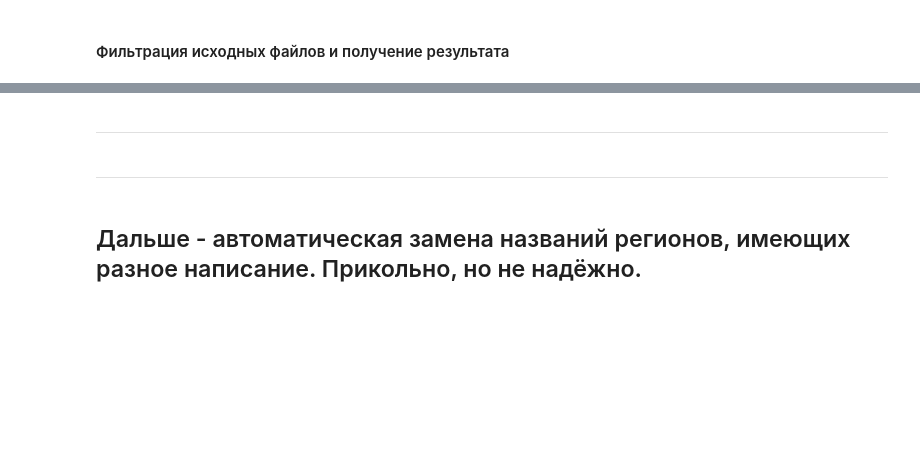
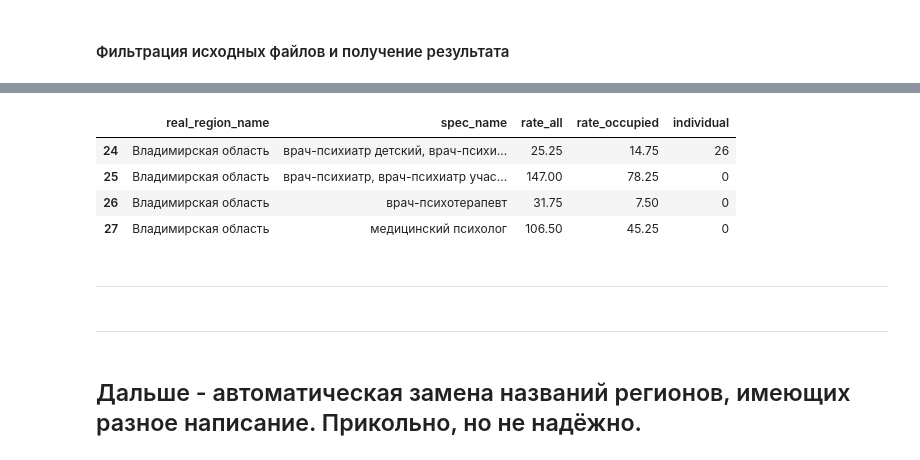
Before and after one commit to s-eremeev/eremeev, a Jupyter notebook: work/scripts/personal.ipynb, the cells around one changed output, grey strips where cells are left out. Saved outputs shown, nothing was run; the diff lists cells and outputs as text; code cells hidden in the pictures; blank space fills up the shorter version.

```diff
--- a/work/scripts/personal.ipynb
+++ b/work/scripts/personal.ipynb
@@ -555,3 +537,11 @@ df_result.head(20)
+# %%
+df_result[df_result["real_region_name"] == "Владимирская область"]
+# %% [output]
+|  | real_region_name | spec_name | rate_all | rate_occupied | individual |
+| 24 | Владимирская область | врач-психиатр детский, врач-психи... | 25.25 | 14.75 | 26 |
+| 25 | Владимирская область | врач-психиатр, врач-психиатр учас... | 147.00 | 78.25 | 0 |
+| 26 | Владимирская область | врач-психотерапевт | 31.75 | 7.50 | 0 |
+| 27 | Владимирская область | медицинский психолог | 106.50 | 45.25 | 0 |
 # %% [markdown]
 ***
 # %% [markdown]
```
Also changed, not shown: parts of 6 cells of this notebook.
